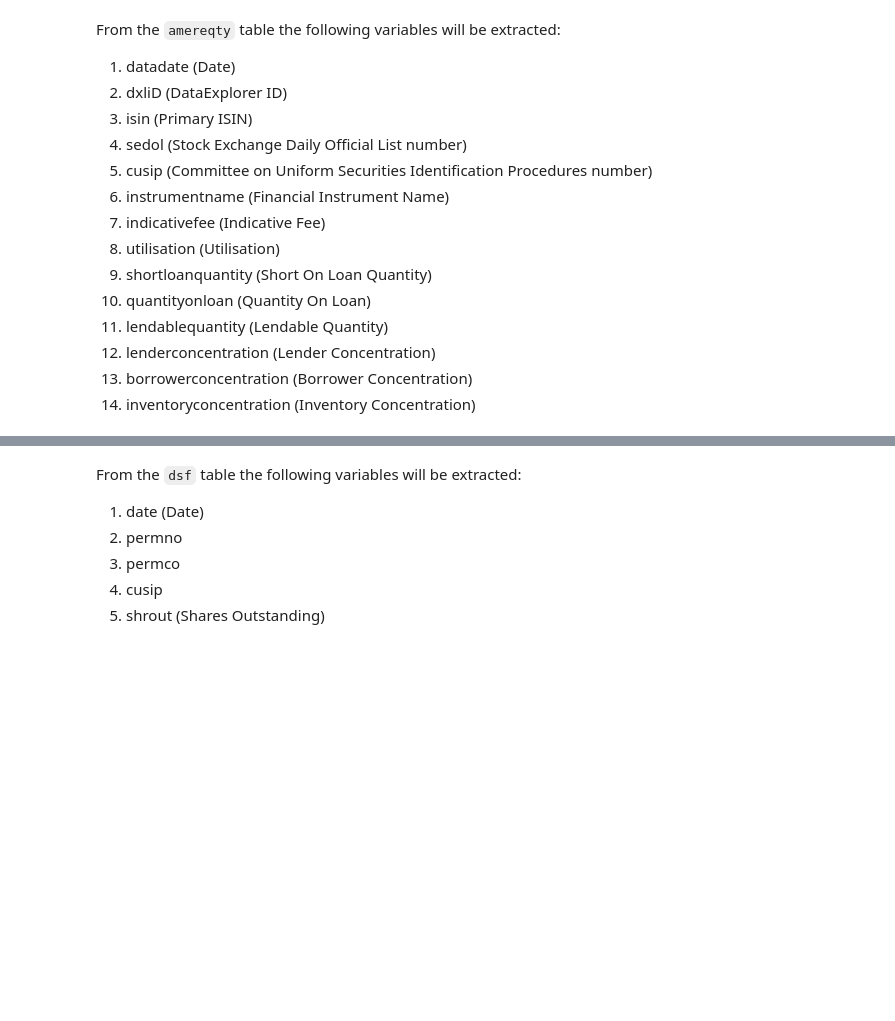
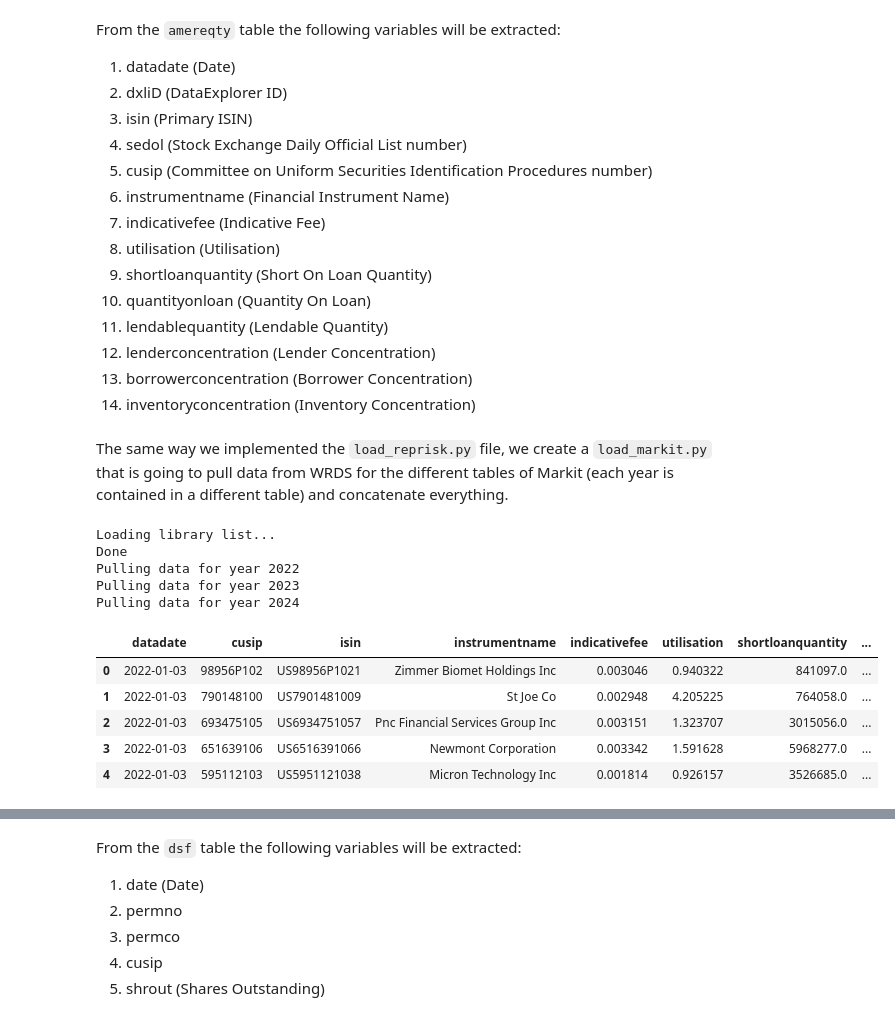
Before and after one commit to baptistepepin/FINM-32900-PROJECT, a Jupyter notebook: src/Project_Notebook.ipynb, the cells around one changed output, grey strips where cells are left out. Drawn from its saved outputs; the diff is of its cells as text; code cells hidden in the pictures; blank space fills up the shorter version.

```diff
--- a/src/Project_Notebook.ipynb
+++ b/src/Project_Notebook.ipynb
@@ -150,5 +199,24 @@ From the `amereqty` table the following variables will be extracted:
 12. lenderconcentration (Lender Concentration)
 13. borrowerconcentration (Borrower Concentration)
 14. inventoryconcentration (Inventory Concentration)
+# %% [markdown]
+The same way we implemented the `load_reprisk.py` file, we create a `load_markit.py` that is going to pull data from WRDS for the different tables of Markit (each year is contained in a different table) and concatenate everything.
+# %%
+from load_markit import load_Markit
+
+markit_df = load_Markit()
+markit_df.head()
+# %% [output]
+Loading library list...
+Done
+Pulling data for year 2022
+Pulling data for year 2023
+Pulling data for year 2024
+|  | datadate | cusip | isin | instrumentname | indicativefee | utilisation | shortloanquantity | ... |
+| 0 | 2022-01-03 | 98956P102 | US98956P1021 | Zimmer Biomet Holdings Inc | 0.003046 | 0.940322 | 841097.0 | ... |
+| 1 | 2022-01-03 | 790148100 | US7901481009 | St Joe Co | 0.002948 | 4.205225 | 764058.0 | ... |
+| 2 | 2022-01-03 | 693475105 | US6934751057 | Pnc Financial Services Group Inc | 0.003151 | 1.323707 | 3015056.0 | ... |
+| 3 | 2022-01-03 | 651639106 | US6516391066 | Newmont Corporation | 0.003342 | 1.591628 | 5968277.0 | ... |
+| 4 | 2022-01-03 | 595112103 | US5951121038 | Micron Technology Inc | 0.001814 | 0.926157 | 3526685.0 | ... |
 # %% [markdown]
 ### 2.3. Download and Read the data from CRSP
```
Also changed, not shown: parts of 30 cells of this notebook, 1 other file.
